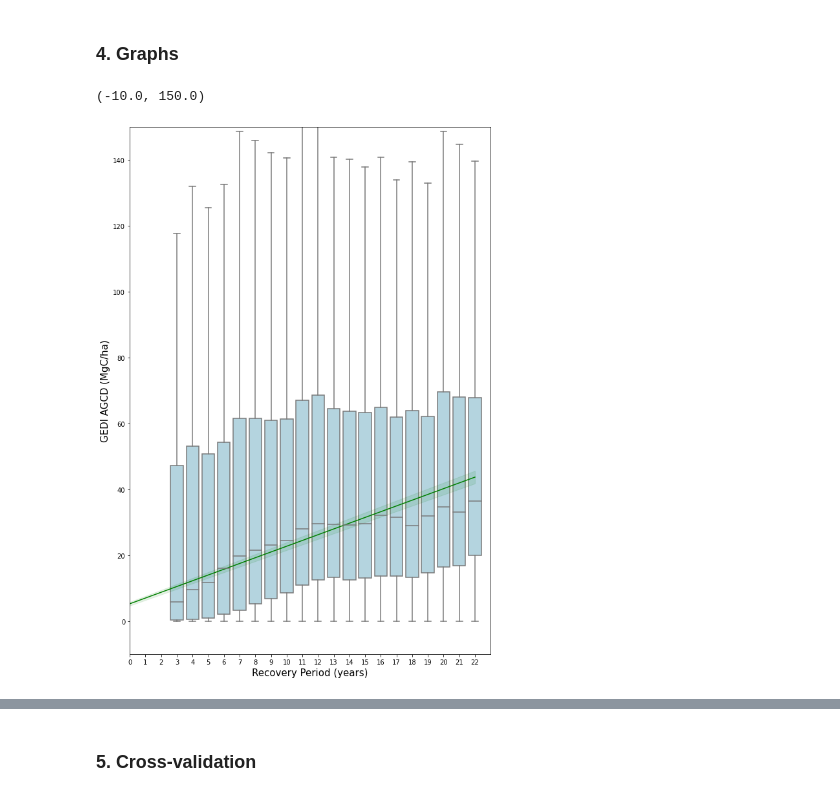
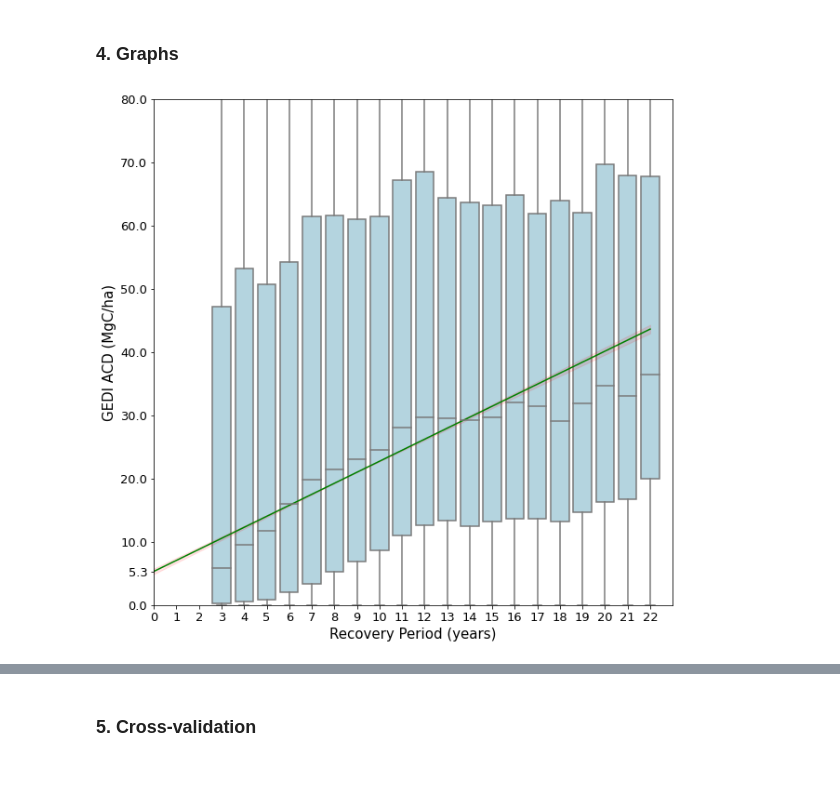
Before and after one commit to ameliaholcomb/biomass-recovery, a Jupyter notebook: notebooks/exploratory/26-ah2174-gedi-recovery-analysis.ipynb, the cells around one changed output, grey strips where cells are left out. Saved outputs shown, nothing was run; the diff lists cells and outputs as text; code cells hidden in the pictures.

Commit message:
[fix]: prettify figures for final paper

```diff
--- a/notebooks/exploratory/26-ah2174-gedi-recovery-analysis.ipynb
+++ b/notebooks/exploratory/26-ah2174-gedi-recovery-analysis.ipynb
@@ -23,7 +24,7 @@ import hvplot.pandas        # Necessary for calling .hvplot on a geodatafame
 # %% [markdown]
 ### 1. Read in data
 # %%
-df = pd.read_feather('/maps/forecol/data/Overlays/monte_carlo/results/std1/master_summary.feather')
+df = pd.read_feather('/maps/forecol/data/Overlays/monte_carlo_no_spatial_autocorr/results/std1/master_summary.feather')
 
 l4a_data = df
 l4a_data['agcd'] = l4a_data.agbd * 0.47
@@ -111,30 +226,42 @@ qreg_model = pd.read_feather('/maps/forecol/data/Overlays/monte_carlo/results/st
+# %%
+# qreg_params = pd.read_feather('/maps/forecol/data/Overlays/monte_carlo/model_results_pctnonan=100_.feather')
+qreg_params = pd.read_feather('/maps/forecol/data/Overlays/monte_carlo/model_results_pctnonan=100_maxstd=1_.feather')
+# qreg_params = pd.read_feather('/maps/forecol/data/Overlays/monte_carlo/model_results_pctnonan=100_maxstd=0_.feather')
 # %% [markdown]
 ### 3b. Modeling: Linear Regression
 # %% [markdown]
 ### 4. Graphs
 # %%
-plt.figure(1, (10,15))
+plt.figure(1, (10,10))
 ax = sns.boxplot(x="recovery_period", y="agcd", data=quality_gedi, color='lightblue', showfliers=False, order=np.arange(23))
-ax.set_ylabel("GEDI AGCD (MgC/ha)", fontsize=15)
+ax.set_ylabel("GEDI ACD (MgC/ha)", fontsize=15)
 ax.set_xlabel("Recovery Period (years)", fontsize=15)
 ax.set_xlim([0,23])
 xs = np.arange(0, 23)
 
 # cmap = plt.get_cmap('inferno')
 get_ys = lambda a, b: a + b * xs
 # for i in range(0,models.shape[0], 10):
 #     ys = get_ys(models.a[i], models.b[i])
 #     ax.plot(xs, ys, linestyle="dotted", color=cmap(i), label='Quantile {0:.2f}'.format(models.q[i]))
 def get_ys_ci(la, lb, ua, ub):
-    return (la + lb * xs, ua + ub * xs)
+    return (la + ub * xs, ua + lb * xs)
 
 
-med_ys = get_ys(qreg_model.a.mean(), qreg_model.b.mean())
-lower_ys, upper_ys = get_ys_ci(qreg_model.la.quantile(0.025), qreg_model.lb.quantile(0.025), qreg_model.ua.quantile(0.975), qreg_model.ub.quantile(0.975))
+med_ys = get_ys(qreg_params.b0.mean(), qreg_params.b1.mean())
+lower_ys, upper_ys = get_ys_ci(qreg_params.b0.quantile(0.025), qreg_params.b1.quantile(0.025), qreg_params.b0.quantile(0.975), qreg_params.b1.quantile(0.975))
 ax.plot(xs, med_ys, color="green")
-ax.fill_between(xs, lower_ys, upper_ys, color="green", alpha=0.1)
+# ci_lines = qreg_params.sample(100)
+# for line in ci_lines.iterrows():
+#     ax.plot(xs, get_ys(line[1].b0, line[1].b1), color="green", alpha=0.1)
+ax.fill_between(xs, lower_ys, upper_ys, color="red", alpha=0.1)
 
-ax.set_ylim([-10, 150])
+ax.yaxis.set_major_formatter(mtick.FormatStrFormatter('%.1f'))
+ax.set_ylim([0, 80])
+yticks = list(ax.get_yticks()[ax.get_yticks() >= 0])
+yticks.append(qreg_params.b0.mean())
+yticks.sort()
+ax.set_yticks(yticks)
+ax.tick_params(axis='both', which='major', labelsize=13)
 # %% [output]
-(-10.0, 150.0)
-[figure, old version]
+[figure, new version]
```
Also changed, not shown: parts of 11 cells of this notebook.
